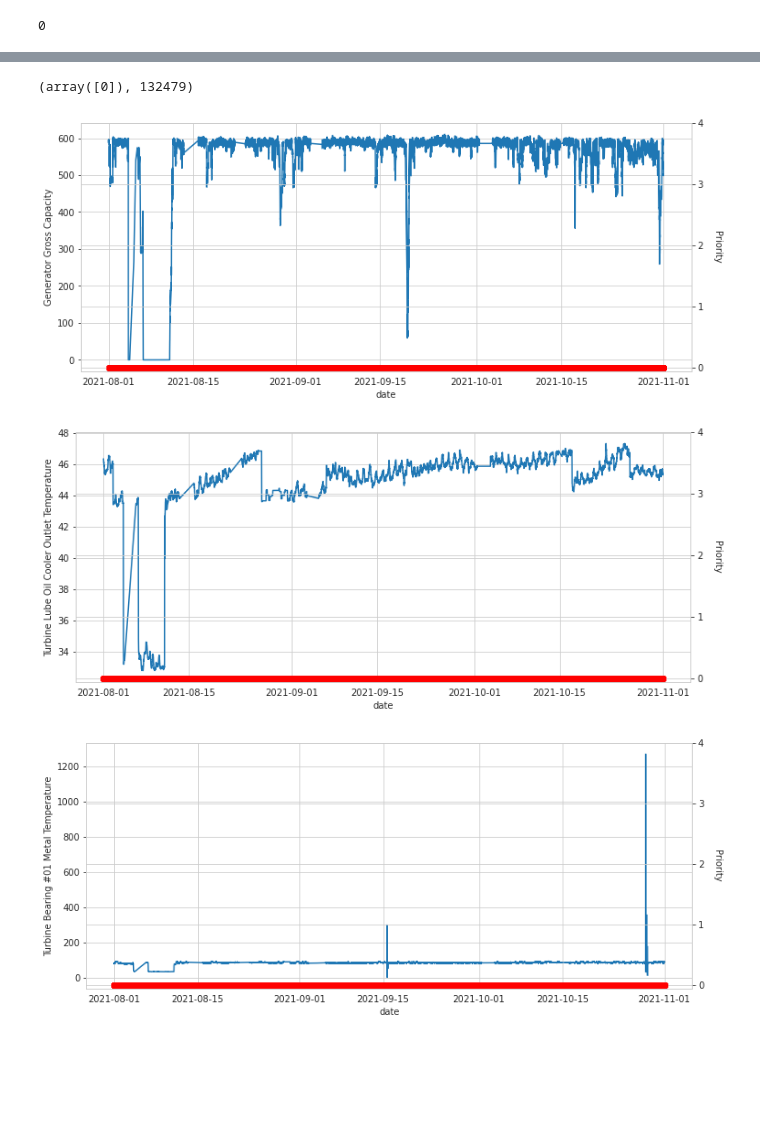
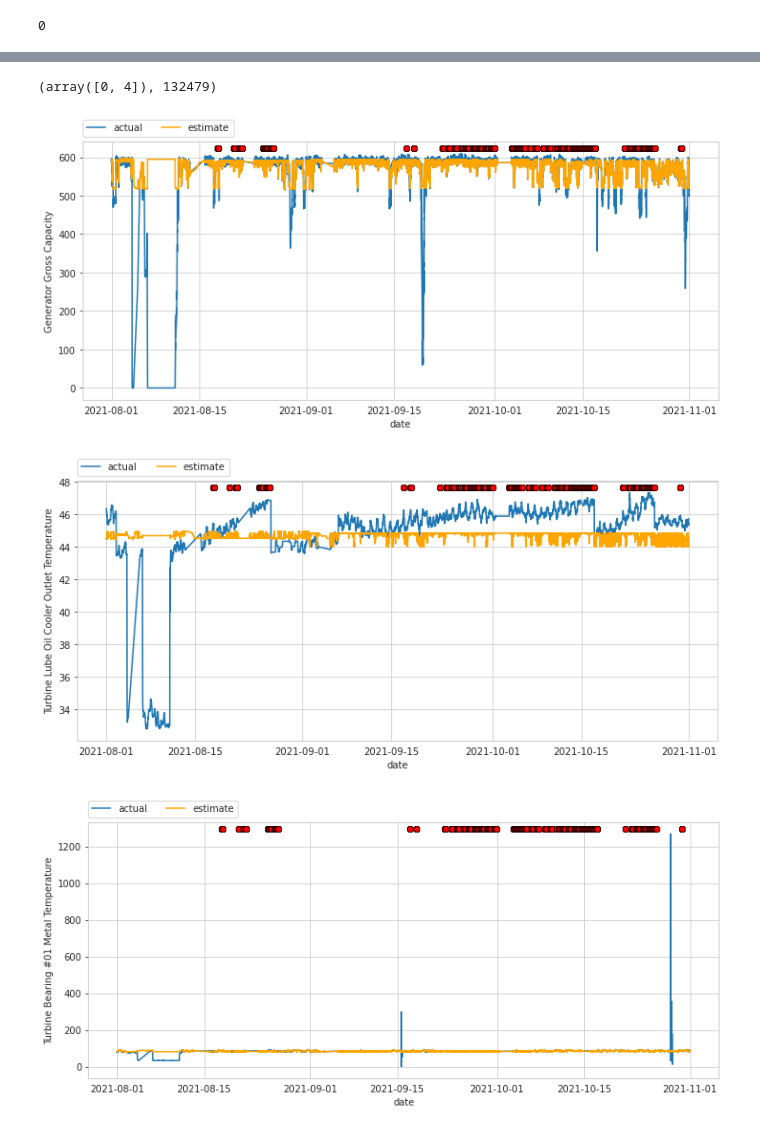
Before and after one commit to yasirabd/research-diagnostic-turbine, a Jupyter notebook: Diagnostics_Turbine_Bearing_1_Cooling_Loss.ipynb, the cells around one changed output, grey strips where cells are left out. Cells and saved outputs as stored; diff of their text form; code cells hidden in the pictures; blank space fills up the shorter version.

Commit message:
update plot priority

```diff
--- a/Diagnostics_Turbine_Bearing_1_Cooling_Loss.ipynb
+++ b/Diagnostics_Turbine_Bearing_1_Cooling_Loss.ipynb
@@ -132,7 +134,8 @@ val = [[433.969025, 610.248900],
        [75.298727, 92.167030],
        [80.187670, 87.590470],
        [1.467023, 1.512295],
-       [47.408993, 56.443672]]
+    #    [47.408993, 56.443672]]
+       [47.408993, 52]]
 threshold = pd.DataFrame(val, columns=['Actual (Low)', 'Actual (High)'], index=list(data)[1:])
 threshold
 # %% [output]
@@ -315,7 +318,7 @@ values = [[-176.279875, 176.279875],
           [-16.868303, 16.868303],
           [-7.402800, 7.402800],
           [-0.045272, 0.045272],
-          [-9.034679, 9.034679]]
+          [-4.591007, 4.591007]]
 model_configured = pd.DataFrame(data=values,
                                 index=analytic_configured.index,
                                 columns=['ResidualNegativeThreshold','ResidualPositiveThreshold'])
@@ -914,7 +917,7 @@ def diagnostic(date):
         return is_associated('MECHANICAL', ['others'])
 # %%
 # example
-date = "2021-08-01 00:07:00"
+date = "2021-08-01 00:10:00"
 diagnostic(date)
 # %% [output]
 0
@@ -933,23 +936,38 @@ Wall time: 21min 25s
 # %%
 np.unique(priorities), len(priorities)
 # %% [output]
-(array([0]), 132479)
+(array([0, 4]), 132479)
+# %%
+# create dataframe for priority
+df_priorities = pd.DataFrame(priorities, columns=['priority'])
+df_priorities['date'] = data['date']
+
+# remove data with priority = 0
+df_priorities = df_priorities[df_priorities['priority'] != 0].reset_index(drop=True)
+df_priorities['flag'] = 1
 # %%
-# plot residual and residual indication negative
 for i,col in enumerate(cols):
     fig, ax1 = plt.subplots(figsize=(12,5))
     ax2 = ax1.twinx()
 
     ax1.plot(df_actual['date'], df_actual[col])
     ax1.set_ylabel(col)
     ax1.set_xlabel('date')
 
-    ax2.scatter(df_actual['date'], priorities, color='red')
+    ax1.plot(df_actual['date'], df_estimate[col], color='orange')
+    ax1.set_ylabel(col)
+    ax1.set_xlabel('date')
+    ax1.legend(['actual','estimate'], bbox_to_anchor=(0,1.02,1,0.2), loc="lower left",
+               borderaxespad=0, ncol=3)
+
+    ax2.scatter(df_priorities['date'], df_priorities['flag'], color='red',
+                s=40, edgecolors= "black", linewidth=0.5)
     ax2.set_ylabel('Priority', rotation=270, labelpad=20)
-    ax2.set_yticks(range(0,5))
+    ax2.set_yticks(range(-1,1))
+    ax2.get_yaxis().set_visible(False)
 
     plt.show();
 # %% [output]
-[figure, old version]
+[figure, new version]
-[figure, old version]
+[figure, new version]
-[figure, old version]
+[figure, new version]
```
Also changed, not shown: parts of 14 cells of this notebook.
